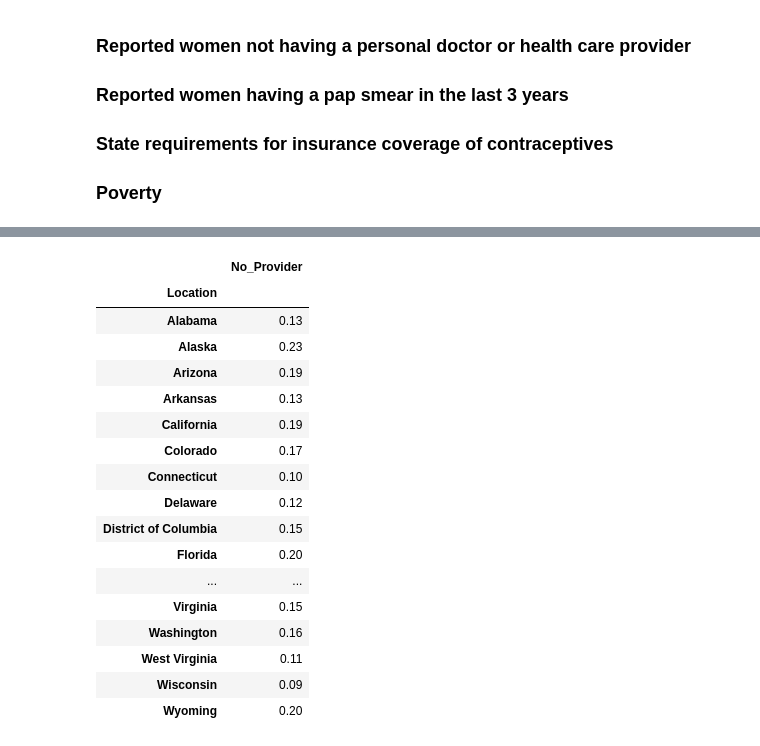
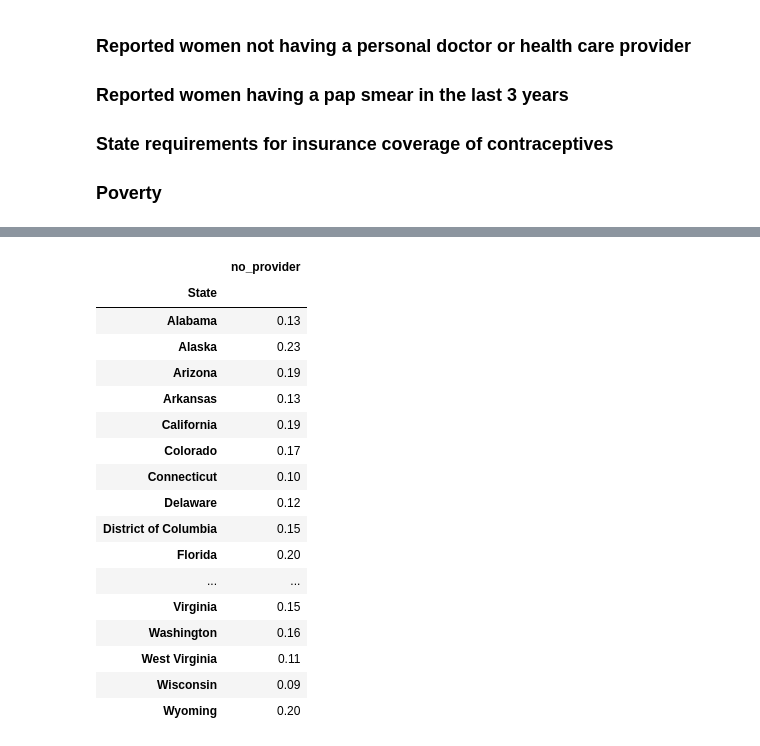
Before and after one commit to sarahcrozier/Reproductive_Health_Access, a Jupyter notebook: Resources/Provisional_Machine_Learning_Model.ipynb, the cells around one changed output, grey strips where cells are left out. Cells and saved outputs as stored; diff of their text form; code cells hidden in the pictures.

```diff
--- a/Resources/Provisional_Machine_Learning_Model.ipynb
+++ b/Resources/Provisional_Machine_Learning_Model.ipynb
@@ -257,15 +182,12 @@ mammogram_df
 | Wisconsin | 0.75 |
 | Wyoming | 0.64 |
 # %%
-no_doctor_df = pd.read_csv("Reported_No_Personal_Doctor_or_Health_Care_Provider.csv",
-                           skiprows=[0,1,3,55,56,57,58,59,60,61,62,63,64,65,66,67,68,69,70,71,72,73,74,75],
-                           index_col='Location')
-no_doctor_df = no_doctor_df.drop(columns='Footnotes')
-no_doctor_df = no_doctor_df.rename(columns={"All Women": "No_Provider"})
+no_doctor_df = pd.read_csv("No_Provider.csv", index_col='State')
+no_doctor_df = no_doctor_df.rename(columns={"All Women": "no_provider"})
 no_doctor_df
 # %% [output]
-|  | No_Provider |
-| Location |  |
+|  | no_provider |
+| State |  |
 | Alabama | 0.13 |
 | Alaska | 0.23 |
 | Arizona | 0.19 |
```
Also changed, not shown: parts of 26 cells of this notebook, 29 other files.
